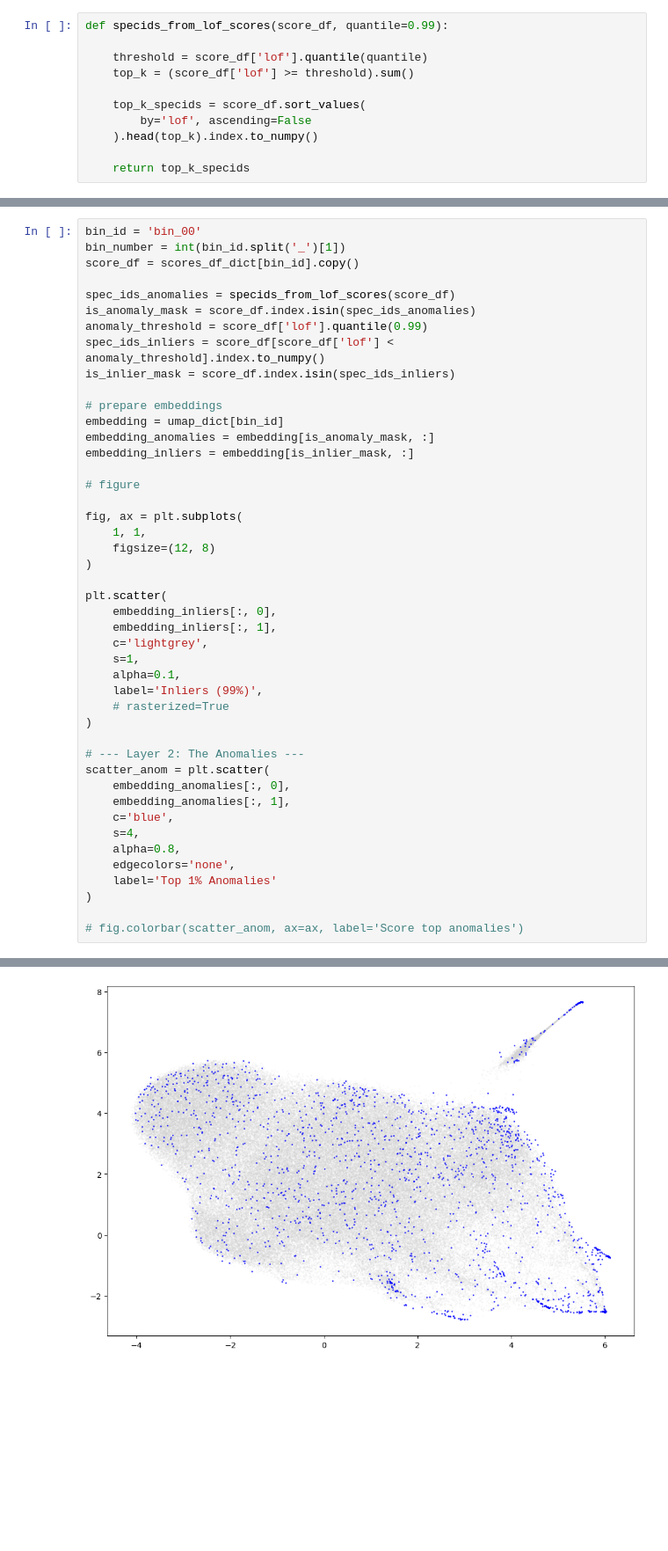
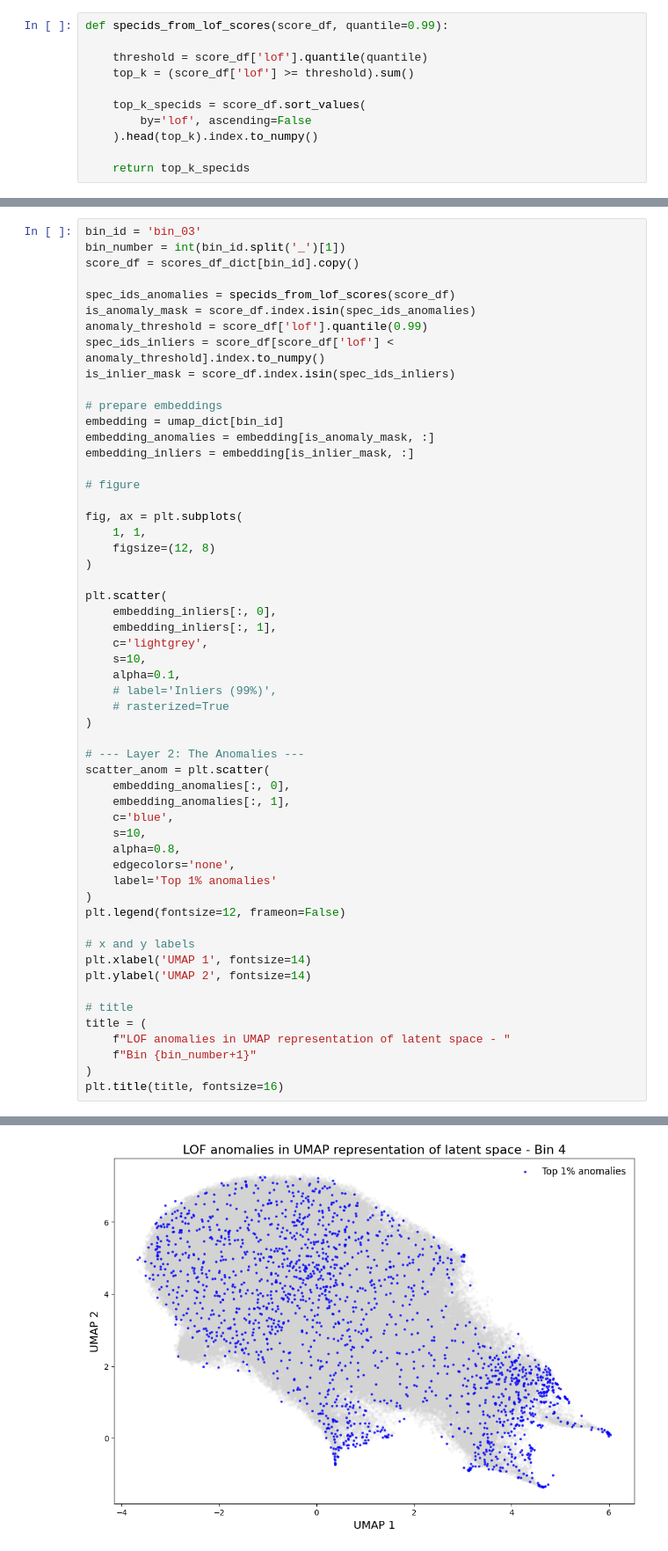
Before and after one commit to ed-ortizm/anomaly, a Jupyter notebook: thesis/lof/03_latent_lof.ipynb, the cells around one changed output, grey strips where cells are left out. Shown at 88% size. Cells and saved outputs as stored; diff of their text form; blank space fills up the shorter version.

Commit message:
chore: add titles to LOF on umap representation of latent space

```diff
--- a/thesis/lof/03_latent_lof.ipynb
+++ b/thesis/lof/03_latent_lof.ipynb
@@ -157,5 +159,5 @@ def specids_from_lof_scores(score_df, quantile=0.99):
 # %%
-bin_id = 'bin_00'
+bin_id = 'bin_03'
 bin_number = int(bin_id.split('_')[1])
 score_df = scores_df_dict[bin_id].copy()
 
@@ -181,9 +183,9 @@ plt.scatter(
     embedding_inliers[:, 0],
     embedding_inliers[:, 1],
     c='lightgrey',
-    s=1,
+    s=10,
     alpha=0.1,
-    label='Inliers (99%)',
+    # label='Inliers (99%)',
     # rasterized=True
 )
 
@@ -192,11 +194,21 @@ scatter_anom = plt.scatter(
     embedding_anomalies[:, 0],
     embedding_anomalies[:, 1],
     c='blue',
-    s=4,
+    s=10,
     alpha=0.8,
     edgecolors='none',
-    label='Top 1% Anomalies'
+    label='Top 1% anomalies'
 )
+plt.legend(fontsize=12, frameon=False)
 
-# fig.colorbar(scatter_anom, ax=ax, label='Score top anomalies')
+# x and y labels
+plt.xlabel('UMAP 1', fontsize=14)
+plt.ylabel('UMAP 2', fontsize=14)
+
+# title
+title = (
+    f"LOF anomalies in UMAP representation of latent space - "
+    f"Bin {bin_number+1}"
+)
+plt.title(title, fontsize=16)
 # %% [output]
@@ -203 +216 @@ scatter_anom = plt.scatter(
-[figure, old version]
+[figure, new version]
```
Also changed, not shown: parts of 8 cells of this notebook.
